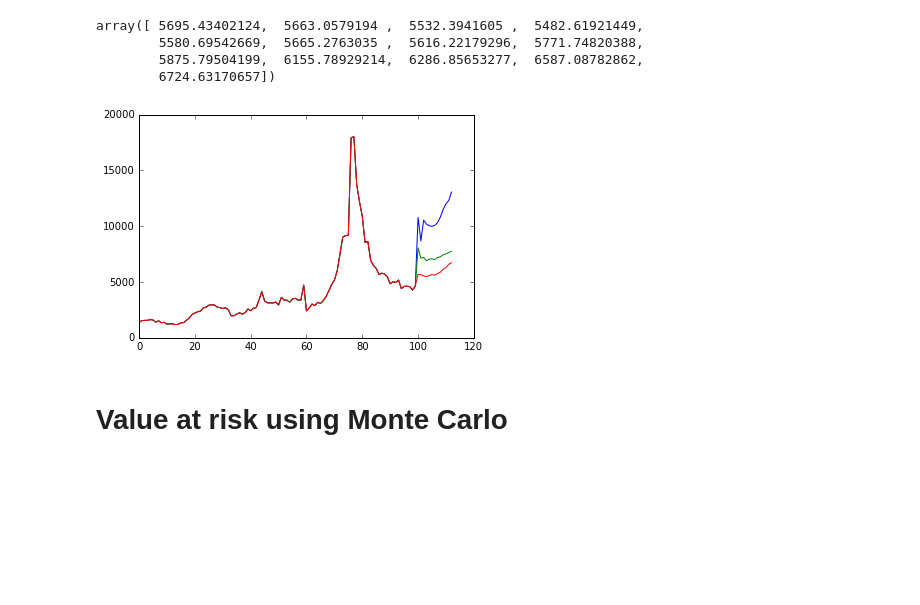
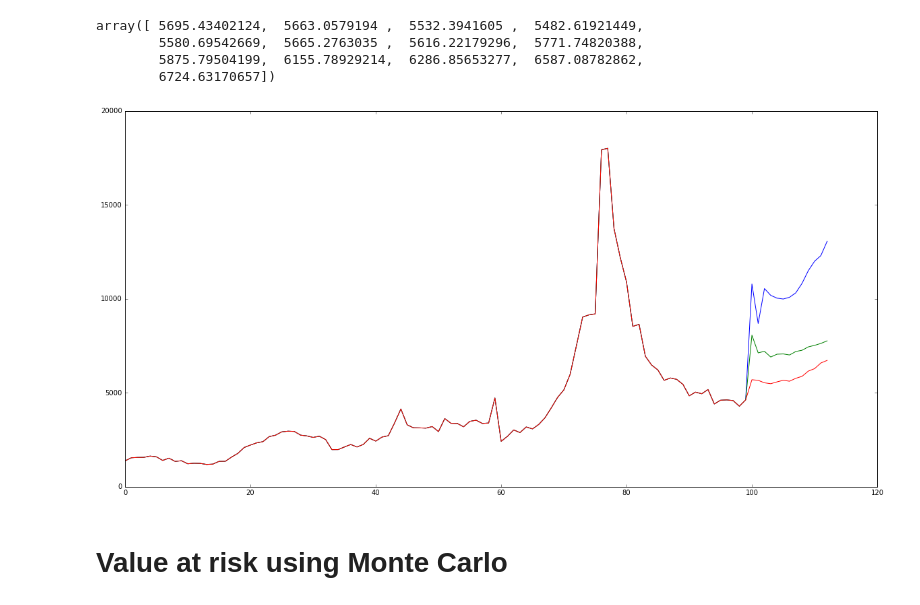
Before and after one commit to kaitai/stress-testing-with-jupyter, a Jupyter notebook: Playing with financial data and Python 3.ipynb, the cells around one changed output. Drawn from its saved outputs; the diff is of its cells as text; code cells hidden in the pictures; blank space fills up the shorter version.

```diff
--- a/Playing with financial data and Python 3.ipynb
+++ b/Playing with financial data and Python 3.ipynb
@@ -621,11 +633,12 @@ array([ 5695.43402124,  5663.0579194 ,  5532.3941605 ,  5482.61921449,
         5875.79504199,  6155.78929214,  6286.85653277,  6587.08782862,
         6724.63170657])
 # %%
+fig, ax = plt.subplots(figsize=(20, 10))
 plt.plot(np.exp(np.hstack((y, new_sev_ad_y)))); # big spike at the end under severely adverse
 plt.plot(np.exp(np.hstack((y, new_ad_y)))); # lesser spike at the end under adverse
 plt.plot(np.exp(np.hstack((y, new_base_y)))); # baseline not so bad
 # %% [output]
-[figure, old version]
+[figure, new version]
 # %% [markdown]
 # Value at risk using Monte Carlo
 # %% [markdown]
```
Also changed, not shown: parts of 10 cells of this notebook.
